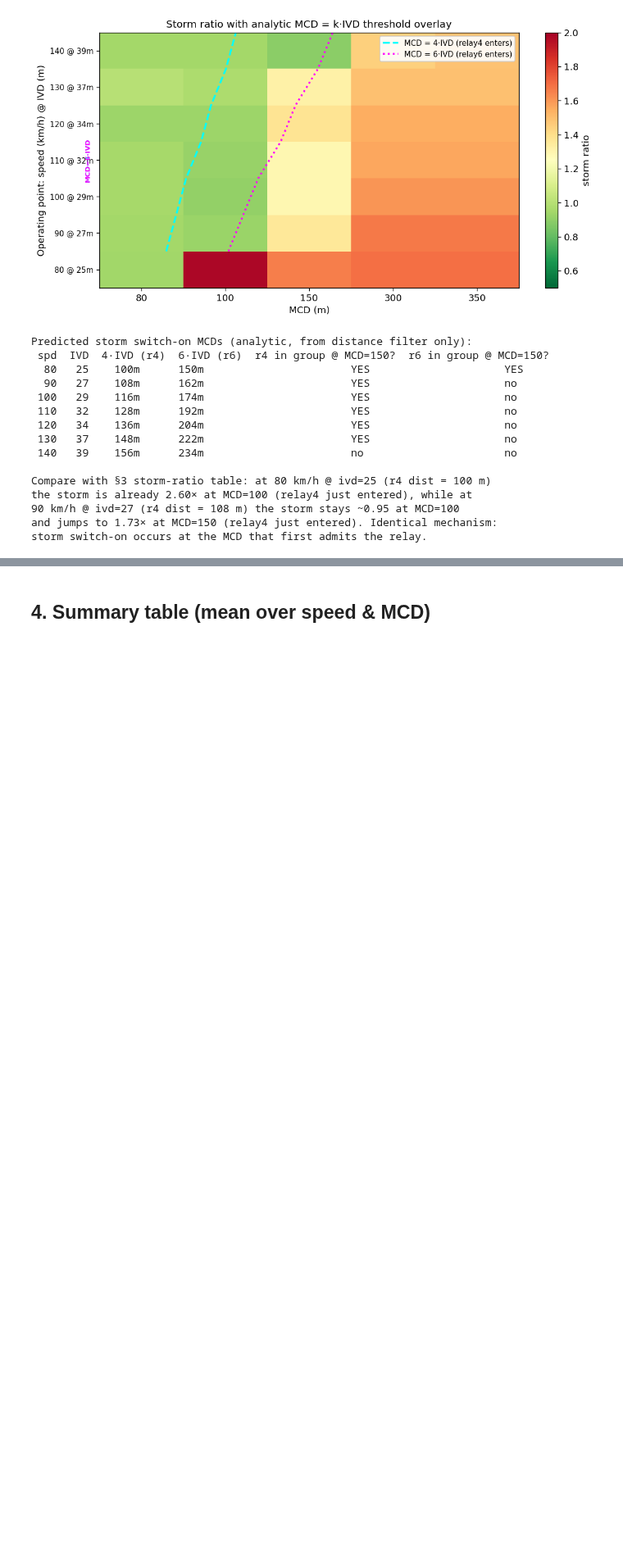
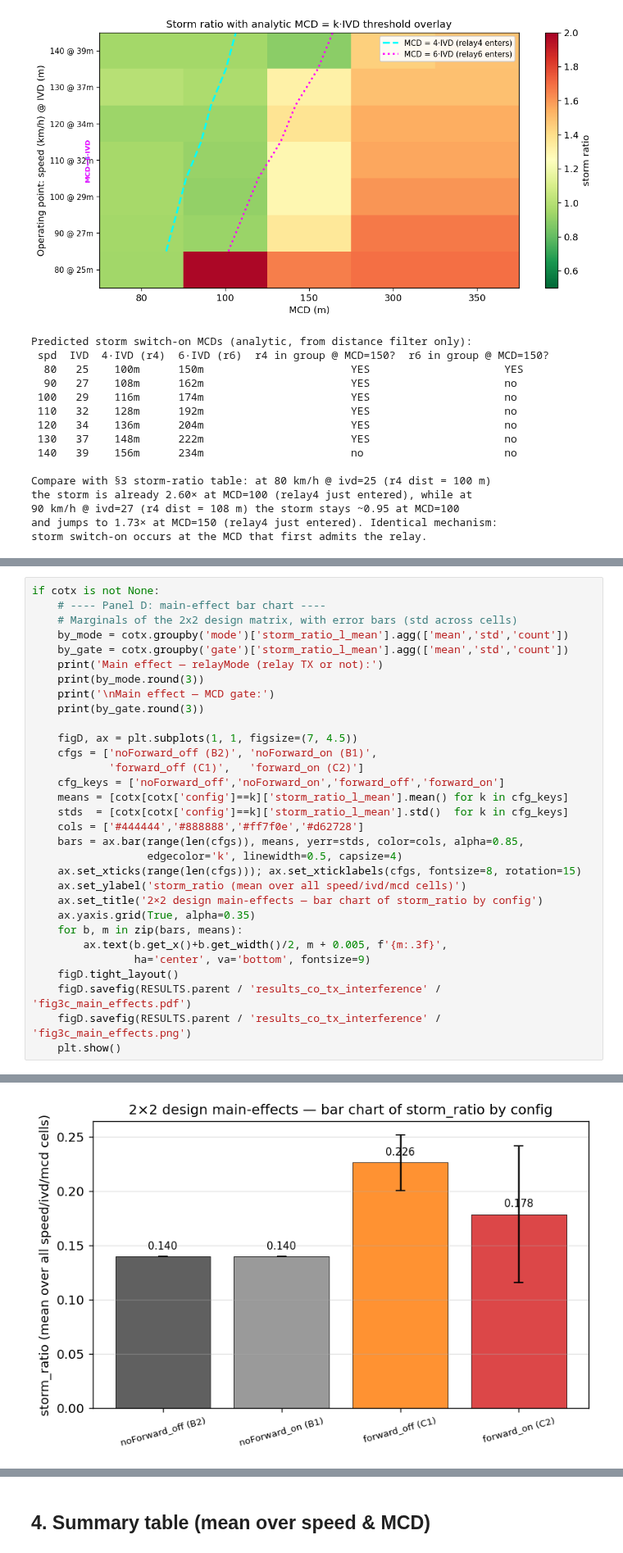
Before and after one commit to 0had0/groupcast-adaptation-ns3, a Jupyter notebook: scratch_overlay/relay_storm_eval/analysis.ipynb, the cells around one changed output, grey strips where cells are left out. Shown at 82% size. Cells and saved outputs as stored; diff of their text form; blank space fills up the shorter version.

```diff
--- a/scratch_overlay/relay_storm_eval/analysis.ipynb
+++ b/scratch_overlay/relay_storm_eval/analysis.ipynb
@@ -578,0 +747,32 @@ storm switch-on occurs at the MCD that first admits the relay.
+# %%
+if cotx is not None:
+    # ---- Panel D: main-effect bar chart ----
+    # Marginals of the 2x2 design matrix, with error bars (std across cells)
+    by_mode = cotx.groupby('mode')['storm_ratio_l_mean'].agg(['mean','std','count'])
+    by_gate = cotx.groupby('gate')['storm_ratio_l_mean'].agg(['mean','std','count'])
+    print('Main effect — relayMode (relay TX or not):')
+    print(by_mode.round(3))
+    print('\nMain effect — MCD gate:')
+    print(by_gate.round(3))
+
+    figD, ax = plt.subplots(1, 1, figsize=(7, 4.5))
+    cfgs = ['noForward_off (B2)', 'noForward_on (B1)',
+            'forward_off (C1)',   'forward_on (C2)']
+    cfg_keys = ['noForward_off','noForward_on','forward_off','forward_on']
+    means = [cotx[cotx['config']==k]['storm_ratio_l_mean'].mean() for k in cfg_keys]
+    stds  = [cotx[cotx['config']==k]['storm_ratio_l_mean'].std()  for k in cfg_keys]
+    cols = ['#444444','#888888','#ff7f0e','#d62728']
+    bars = ax.bar(range(len(cfgs)), means, yerr=stds, color=cols, alpha=0.85,
+                  edgecolor='k', linewidth=0.5, capsize=4)
+    ax.set_xticks(range(len(cfgs))); ax.set_xticklabels(cfgs, fontsize=8, rotation=15)
+    ax.set_ylabel('storm_ratio (mean over all speed/ivd/mcd cells)')
+    ax.set_title('2×2 design main-effects — bar chart of storm_ratio by config')
+    ax.yaxis.grid(True, alpha=0.35)
+    for b, m in zip(bars, means):
+        ax.text(b.get_x()+b.get_width()/2, m + 0.005, f'{m:.3f}',
+                ha='center', va='bottom', fontsize=9)
+    figD.tight_layout()
+    figD.savefig(RESULTS.parent / 'results_co_tx_interference' / 'fig3c_main_effects.pdf')
+    figD.savefig(RESULTS.parent / 'results_co_tx_interference' / 'fig3c_main_effects.png')
+    plt.show()
+# %% [output]
@@ -578,0 +790 @@ storm switch-on occurs at the MCD that first admits the relay.
+[figure, added]
```
Also changed, not shown: parts of 6 cells of this notebook, 4 other files.
